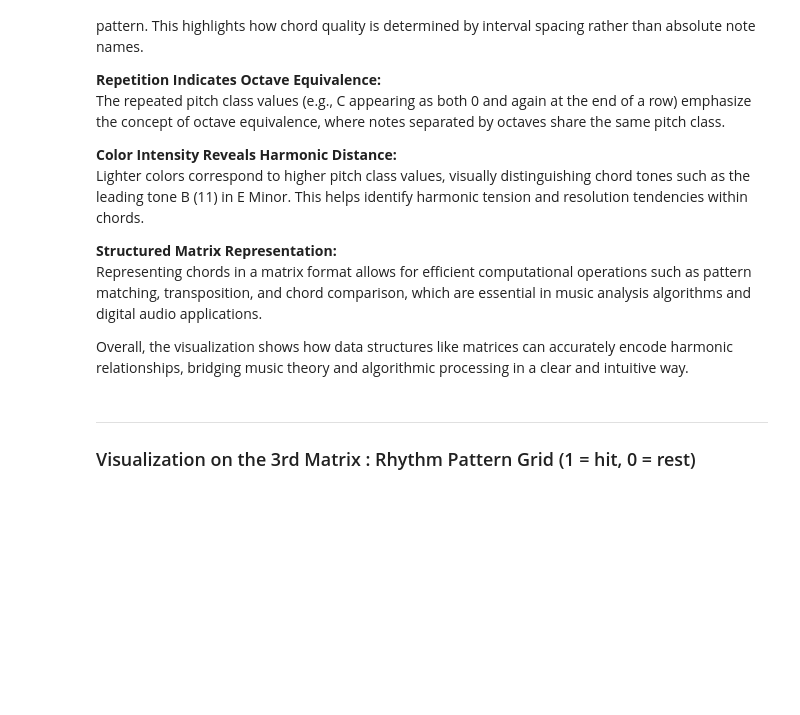
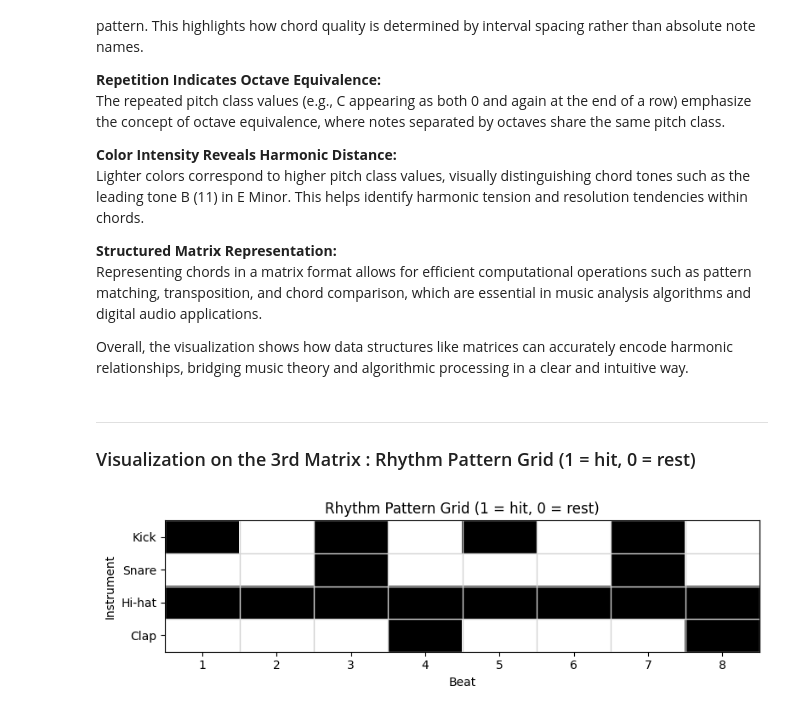
Before and after one commit to bsit2c2025/itcs204_finalsproject_agawin, a Jupyter notebook: ACT3_AGAWIN.ipynb, the cells around one changed output. Cells and saved outputs as stored; diff of their text form; code cells hidden in the pictures; blank space fills up the shorter version.

```diff
--- a/ACT3_AGAWIN.ipynb
+++ b/ACT3_AGAWIN.ipynb
@@ -280,3 +310,32 @@ Overall, the visualization shows how data structures like matrices can accuratel
 ___
 
 ### Visualization on the 3rd Matrix : Rhythm Pattern Grid (1 = hit, 0 = rest)
+# %%
+# Visualize rhythm_matrix as a binary grid (1 = hit, 0 = rest)
+instrument_labels = ['Kick', 'Snare', 'Hi-hat', 'Clap']
+
+fig, ax = plt.subplots(figsize=(8, 2.5))
+ax.imshow(rhythm_matrix, cmap='Greys', aspect='auto', vmin=0, vmax=1)
+
+ax.set_xticks(np.arange(rhythm_matrix.shape[1]))
+ax.set_xticklabels(np.arange(1, rhythm_matrix.shape[1] + 1))
+ax.set_yticks(np.arange(rhythm_matrix.shape[0]))
+ax.set_yticklabels(instrument_labels)
+
+# grid lines
+ax.set_xticks(np.arange(-.5, rhythm_matrix.shape[1], 1), minor=True)
+ax.set_yticks(np.arange(-.5, rhythm_matrix.shape[0], 1), minor=True)
+ax.grid(which='minor', color='lightgray', linestyle='-', linewidth=1)
+ax.tick_params(which='minor', length=0)
+
+# overlay markers for hits
+ys, xs = np.where(rhythm_matrix == 1)
+ax.scatter(xs, ys, s=200, c='black', marker='o')
+
+ax.set_title("Rhythm Pattern Grid (1 = hit, 0 = rest)")
+ax.set_xlabel("Beat")
+ax.set_ylabel("Instrument")
+plt.tight_layout()
+plt.show()
+# %% [output]
+[figure, added]
```
Also changed, not shown: parts of 8 cells of this notebook.
